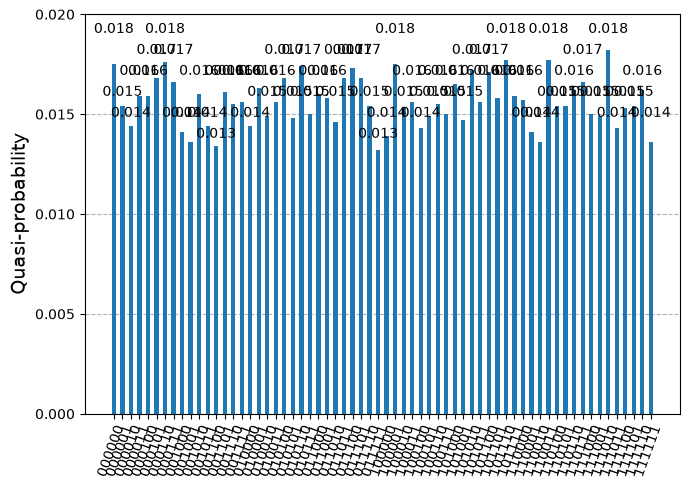
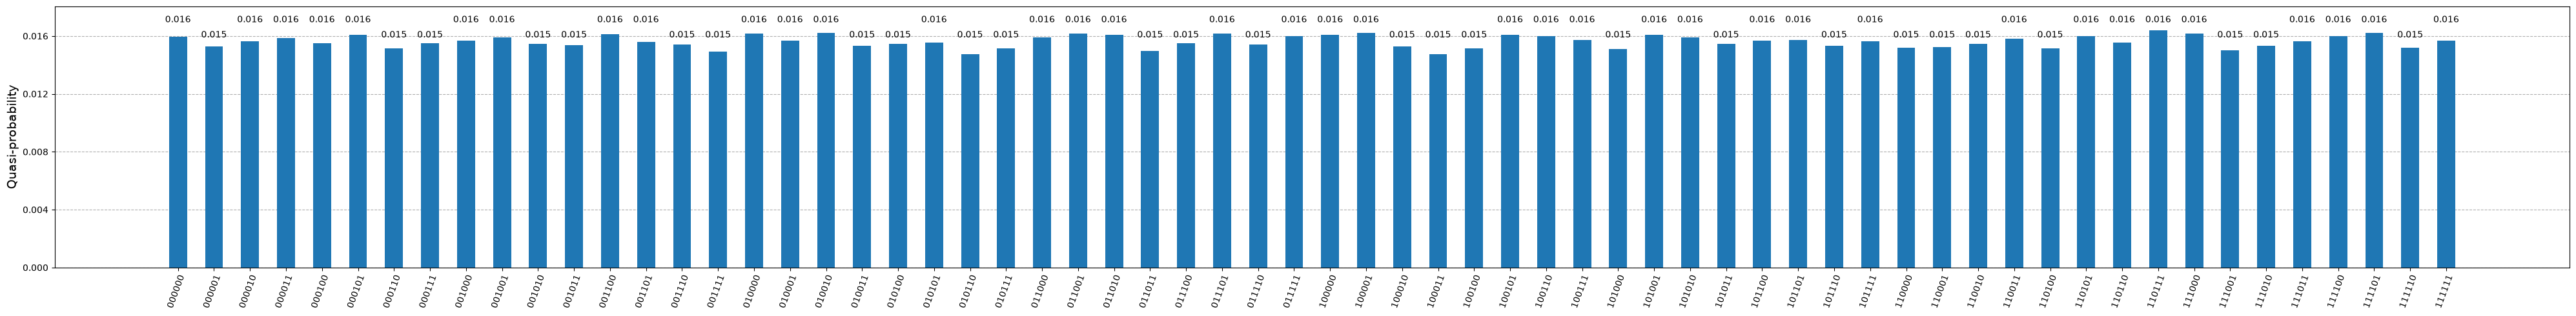
Unified diff of the notebook cell whose output changed from the first chart to the second:
--- before
+++ after
@@ -1,3 +1,3 @@
-result = job.result()
+result = service.job("d967o9if47jc73a58c4g").result()
 dist = result[0].data.meas.get_counts()
-plot_distribution(dist)
+plot_distribution(dist, figsize=(40, 5))

Commit: new system and reorganization